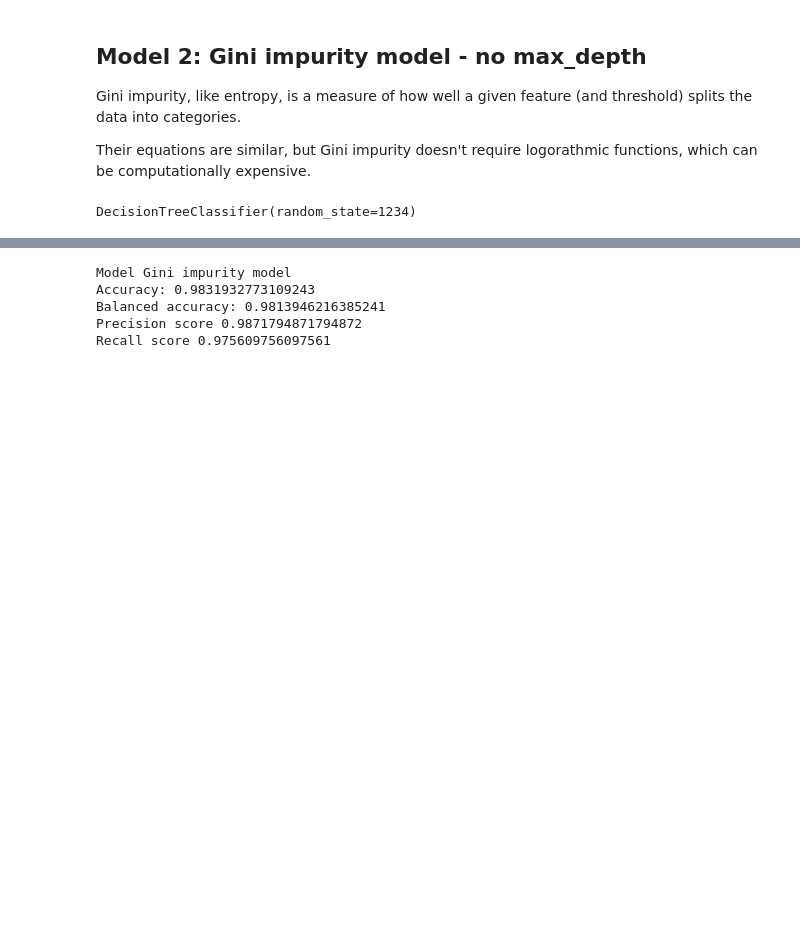
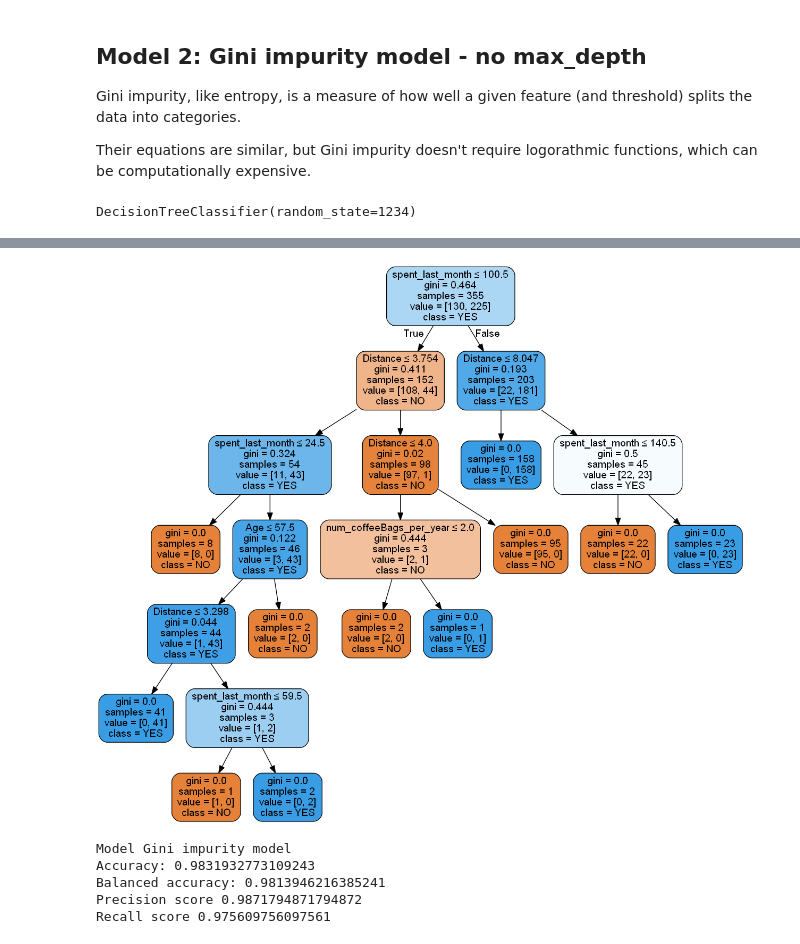
Before and after one commit to sweta0805/springboard, a Jupyter notebook: 1600874478_Springboard_Decision_Tree_Specialty_Coffee_Case_Study_09222020/Springboard Decision Tree Specialty Coffee Case Study - Tier 1.ipynb, the cells around one changed output, grey strips where cells are left out. Cells and saved outputs as stored; diff of their text form; code cells hidden in the pictures; blank space fills up the shorter version.

Commit message:
Descision Tree Tier1 task completed

```diff
--- a/1600874478_Springboard_Decision_Tree_Specialty_Coffee_Case_Study_09222020/Springboard Decision Tree Specialty Coffee Case Study - Tier 1.ipynb
+++ b/1600874478_Springboard_Decision_Tree_Specialty_Coffee_Case_Study_09222020/Springboard Decision Tree Specialty Coffee Case Study - Tier 1.ipynb
@@ -449,7 +449,7 @@ DecisionTreeClassifier(random_state=1234)
 # %%
 # As before, but make the model name gini_model
 dot_data = StringIO()
-tree._ _ _ (_ _ _ , out_file=dot_data,
+tree.export_graphviz(gini_model, out_file=dot_data,
                 filled=True, rounded=True,
                 special_characters=True, feature_names=X_train.columns,class_names = ["NO", "YES"])
 
@@ -461,3 +460,4 @@ SyntaxError: invalid syntax (<ipython-input-42-bb79bb9f11d6>, line 3)
+[figure, added]
 # %%
 # Run this block for model evaluation
 print("Model Gini impurity model")
```
Also changed, not shown: parts of 9 cells of this notebook.
